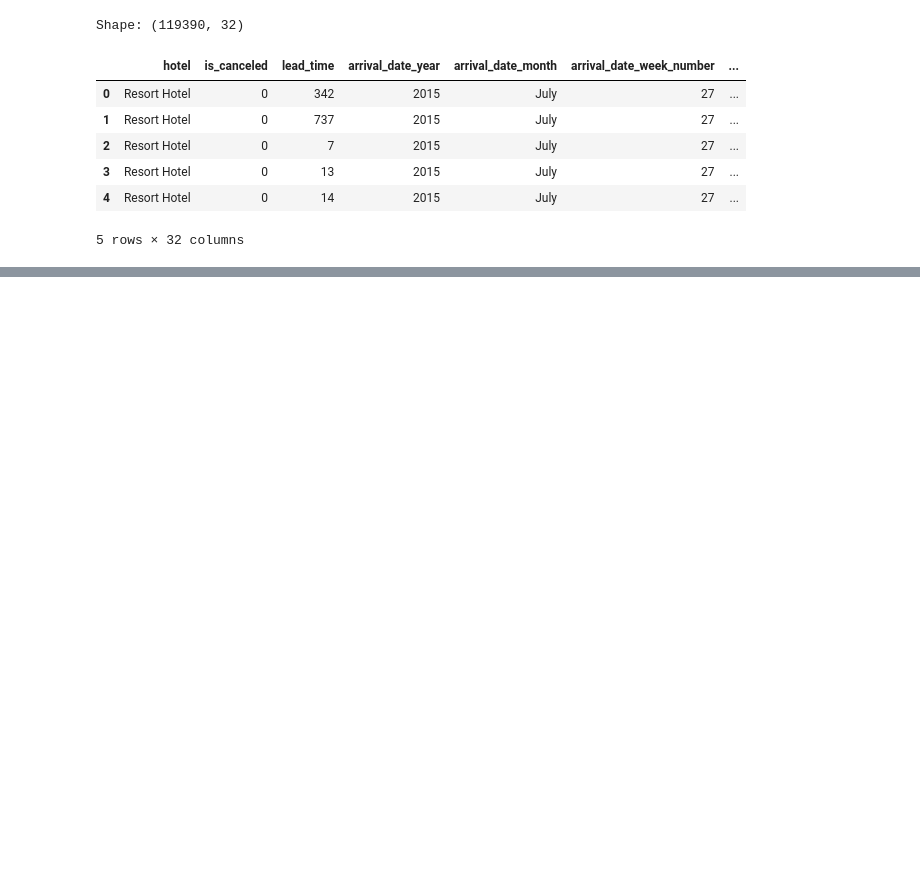
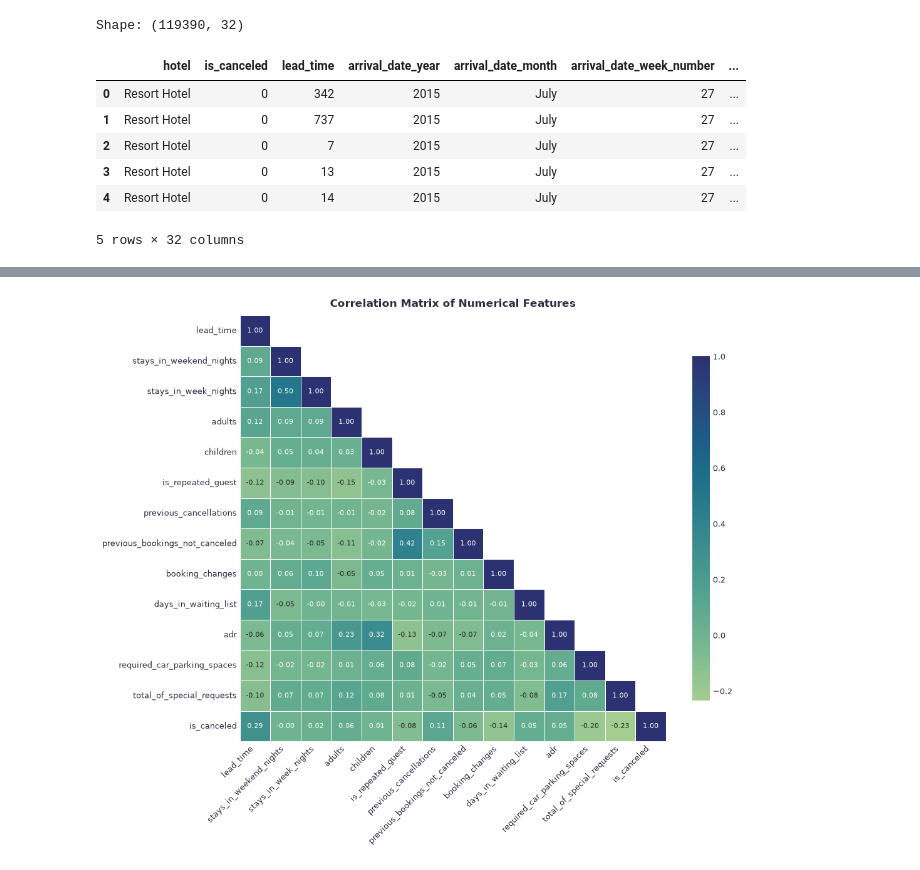
Before and after one commit to kaljumae/ids-hotel, a Jupyter notebook: notebook.ipynb, the cells around one changed output, grey strips where cells are left out. Saved outputs shown, nothing was run; the diff lists cells and outputs as text; code cells hidden in the pictures; blank space fills up the shorter version.

```diff
--- a/notebook.ipynb
+++ b/notebook.ipynb
@@ -36,0 +423,41 @@ Name: count, Length: 926, dtype: int64
+# %%
+# Correlation matrix across numerical features
+num_cols = [
+    "lead_time",
+    "stays_in_weekend_nights",
+    "stays_in_week_nights",
+    "adults",
+    "children",
+    "is_repeated_guest",
+    "previous_cancellations",
+    "previous_bookings_not_canceled",
+    "booking_changes",
+    "days_in_waiting_list",
+    "adr",
+    "required_car_parking_spaces",
+    "total_of_special_requests",
+    "is_canceled",
+]
+corr = df[num_cols].corr()
+mask = np.triu(np.ones_like(corr, dtype=bool), k=1)
+
+fig, ax = create_figure(figsize=(11, 9))
+sns.heatmap(
+    corr,
+    mask=mask,
+    cmap="crest",
+    annot=True,
+    fmt=".2f",
+    square=True,
+    linewidths=0.5,
+    cbar_kws={"shrink": 0.8},
+    ax=ax,
+    annot_kws={"size": 8},
+)
+ax.set_title("Correlation Matrix of Numerical Features")
+plt.xticks(rotation=45, ha="right")
+plt.yticks(rotation=0)
+plt.tight_layout()
+plt.show()
+# %% [output]
+[figure, added]
```
Also changed, not shown: parts of 23 cells of this notebook, 1 other file.
